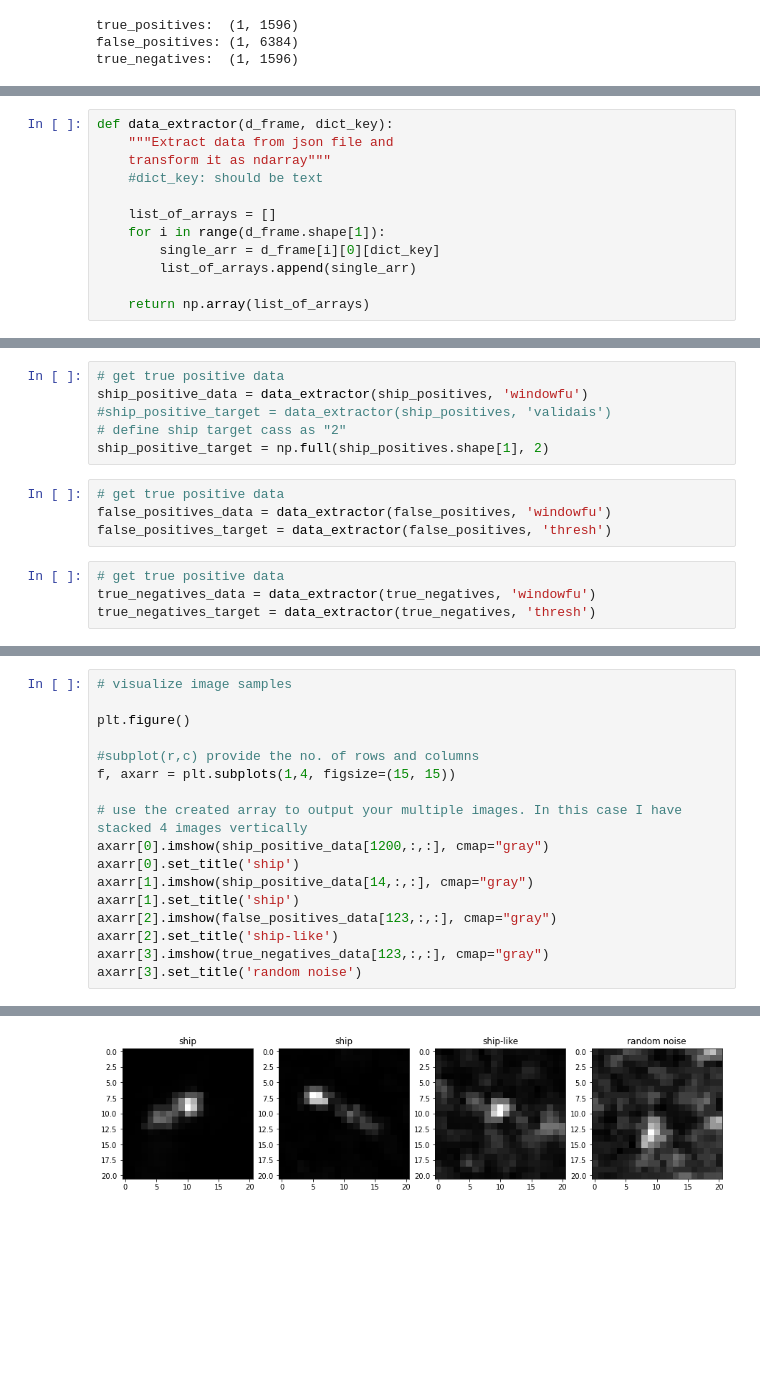
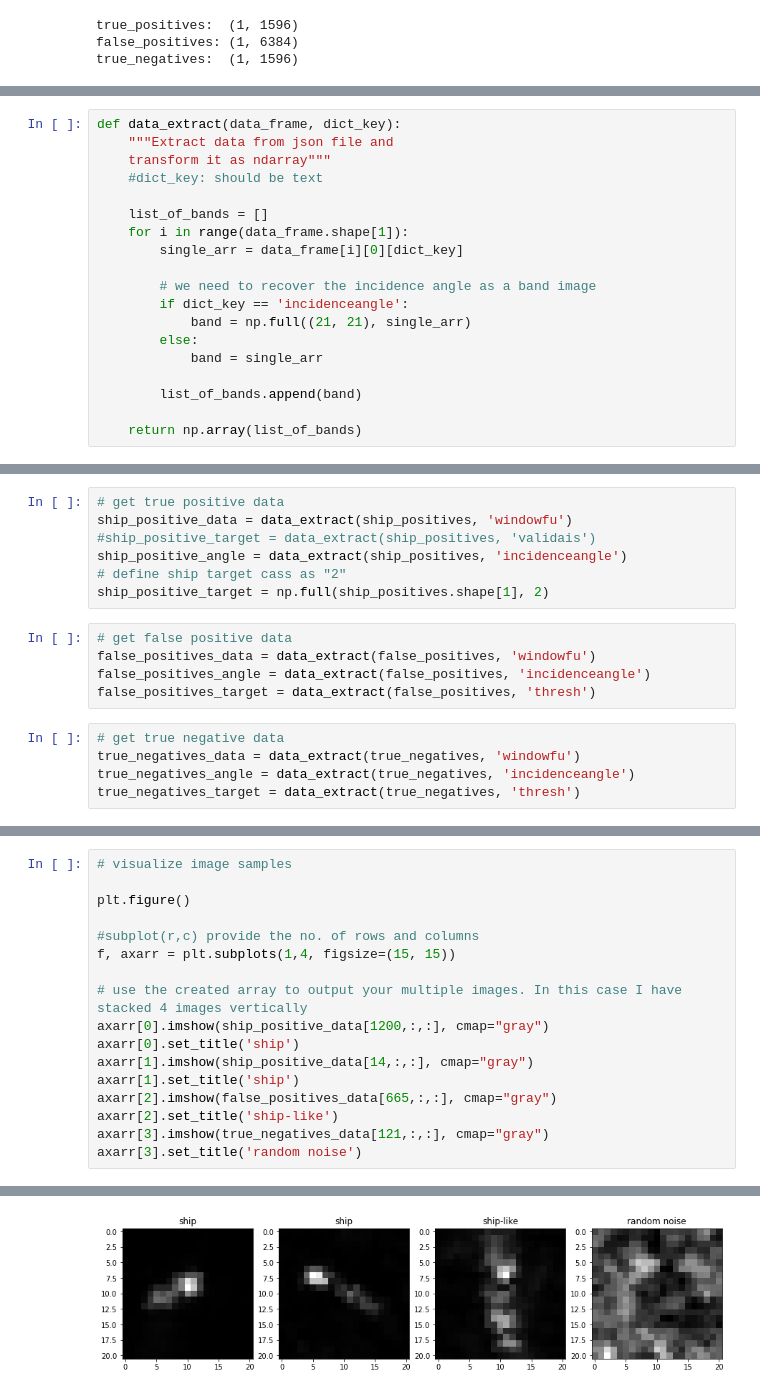
Before and after one commit to armkhudinyan/sar-ship-detect, a Jupyter notebook: scripts/ship_detect_very_deep_learn_data.ipynb, the cells around one changed output, grey strips where cells are left out. Cells and saved outputs as stored; diff of their text form; blank space fills up the shorter version.

Commit message:
Adapting the code for 2band images

```diff
--- a/scripts/ship_detect_very_deep_learn_data.ipynb
+++ b/scripts/ship_detect_very_deep_learn_data.ipynb
@@ -95,13 +47,20 @@ np.array(true_negatives[0][0]['windowfu']).shape
 # %%
-def data_extractor(d_frame, dict_key):
+def data_extract(data_frame, dict_key):
     """Extract data from json file and
     transform it as ndarray"""
     #dict_key: should be text
 
-    list_of_arrays = []
-    for i in range(d_frame.shape[1]):
-        single_arr = d_frame[i][0][dict_key]
-        list_of_arrays.append(single_arr)
+    list_of_bands = []
+    for i in range(data_frame.shape[1]):
+        single_arr = data_frame[i][0][dict_key]
 
-    return np.array(list_of_arrays)
+        # we need to recover the incidence angle as a band image
+        if dict_key == 'incidenceangle':
+            band = np.full((21, 21), single_arr)
+        else:
+            band = single_arr
+
+        list_of_bands.append(band)
+
+    return np.array(list_of_bands)
 # %% [markdown]
@@ -110,14 +68,17 @@ def data_extractor(d_frame, dict_key):
 # %%
 # get true positive data
-ship_positive_data = data_extractor(ship_positives, 'windowfu')
-#ship_positive_target = data_extractor(ship_positives, 'validais')
+ship_positive_data = data_extract(ship_positives, 'windowfu')
+#ship_positive_target = data_extract(ship_positives, 'validais')
+ship_positive_angle = data_extract(ship_positives, 'incidenceangle')
 # define ship target cass as "2"
 ship_positive_target = np.full(ship_positives.shape[1], 2)
 # %%
-# get true positive data
-false_positives_data = data_extractor(false_positives, 'windowfu')
-false_positives_target = data_extractor(false_positives, 'thresh')
+# get false positive data
+false_positives_data = data_extract(false_positives, 'windowfu')
+false_positives_angle = data_extract(false_positives, 'incidenceangle')
+false_positives_target = data_extract(false_positives, 'thresh')
 # %%
-# get true positive data
-true_negatives_data = data_extractor(true_negatives, 'windowfu')
-true_negatives_target = data_extractor(true_negatives, 'thresh')
+# get true negative data
+true_negatives_data = data_extract(true_negatives, 'windowfu')
+true_negatives_angle = data_extract(true_negatives, 'incidenceangle')
+true_negatives_target = data_extract(true_negatives, 'thresh')
@@ -139,21 +104,21 @@ print(dict(Counter(true_negatives_target)))
 # %%
 # visualize image samples
 
 plt.figure()
 
 #subplot(r,c) provide the no. of rows and columns
 f, axarr = plt.subplots(1,4, figsize=(15, 15))
 
 # use the created array to output your multiple images. In this case I have stacked 4 images vertically
 axarr[0].imshow(ship_positive_data[1200,:,:], cmap="gray")
 axarr[0].set_title('ship')
 axarr[1].imshow(ship_positive_data[14,:,:], cmap="gray")
 axarr[1].set_title('ship')
-axarr[2].imshow(false_positives_data[123,:,:], cmap="gray")
+axarr[2].imshow(false_positives_data[665,:,:], cmap="gray")
 axarr[2].set_title('ship-like')
-axarr[3].imshow(true_negatives_data[123,:,:], cmap="gray")
+axarr[3].imshow(true_negatives_data[121,:,:], cmap="gray")
 axarr[3].set_title('random noise')
 # %% [output]
 Text(0.5, 1.0, 'random noise')
 <Figure size 432x288 with 0 Axes>
-[figure, old version]
+[figure, new version]
```
Also changed, not shown: parts of 22 cells of this notebook, 1 other file.
